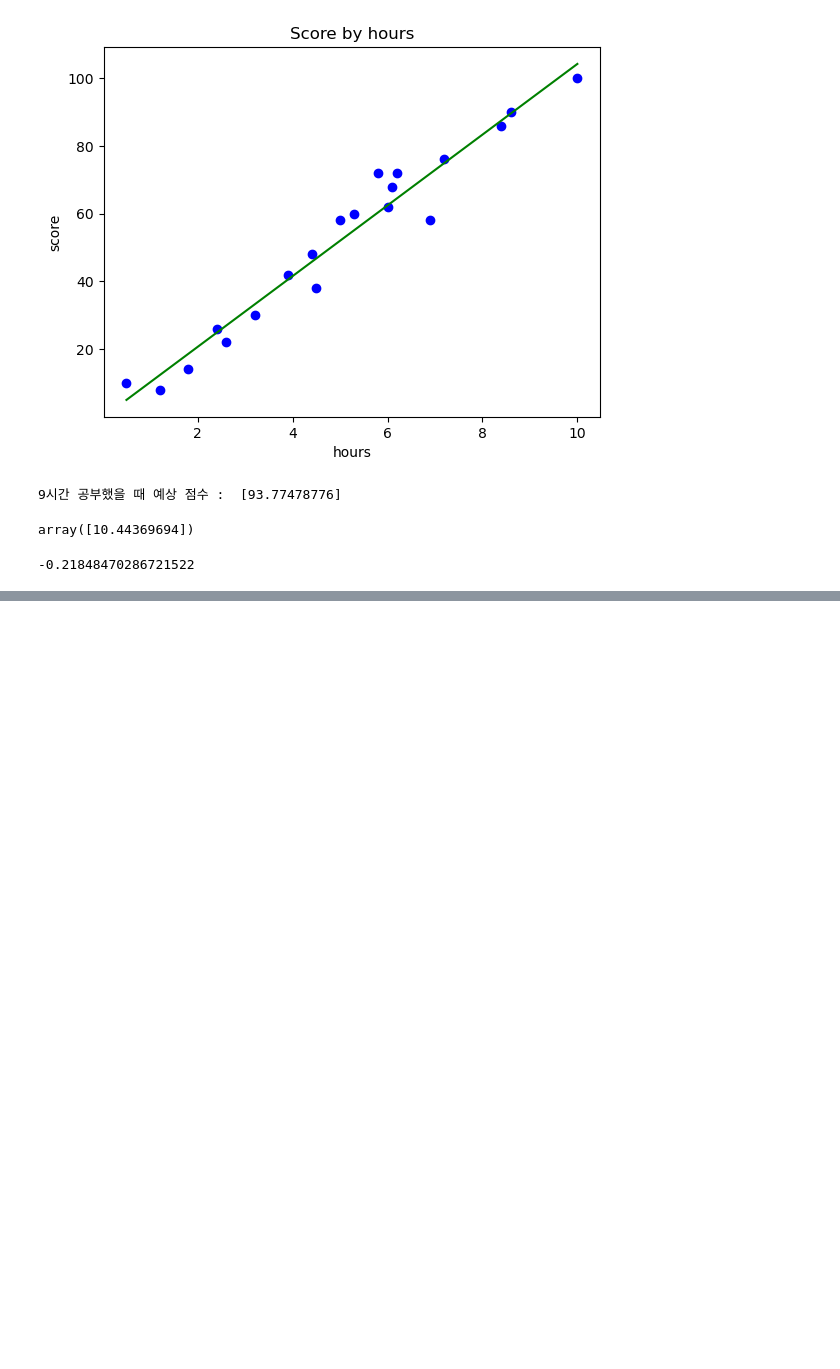
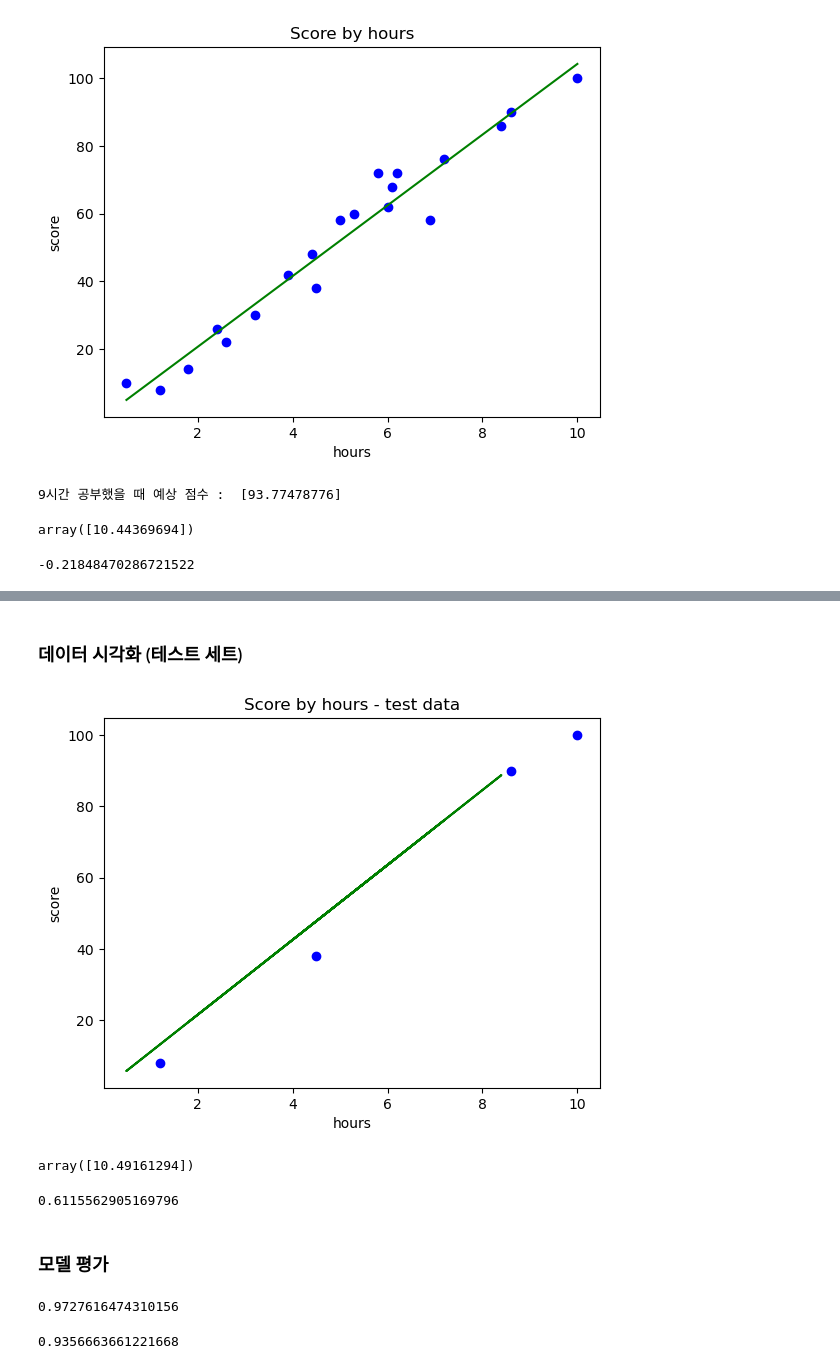
Before and after one commit to Ahram-Jeong/ml-basic, a Jupyter notebook: notebooks/01_LinearRegression.ipynb, the cells around one changed output, grey strips where cells are left out. Cells and saved outputs as stored; diff of their text form; code cells hidden in the pictures; blank space fills up the shorter version.

```diff
--- a/notebooks/01_LinearRegression.ipynb
+++ b/notebooks/01_LinearRegression.ipynb
@@ -77,0 +189,29 @@ reg.intercept_ # y 절편 (b)
+# %% [markdown]
+### 데이터 시각화 (테스트 세트)
+# %%
+plt.title("Score by hours - test data") # 제목
+plt.scatter(X_test, y_test, color = "blue") # 산점도
+plt.plot(X_train, reg.predict(X_train), color = "green") # 선 그래프
+plt.xlabel("hours") # x축 이름
+plt.ylabel("score") # y축 이름
+plt.show()
+# %% [output]
+[figure, added]
+# %%
+reg.coef_ # 기울기, 계수
+# %% [output]
+array([10.49161294])
+# %%
+reg.intercept_ # 절편
+# %% [output]
+0.6115562905169796
+# %% [markdown]
+### 모델 평가
+# %%
+reg.score(X_test, y_test) # 테스트 세트를 통한 모델 평가
+# %% [output]
+0.9727616474310156
+# %%
+reg.score(X_train, y_train) #훈련 세트를 통한 모델 평가
+# %% [output]
+0.9356663661221668
```
Also changed, not shown: parts of 15 cells of this notebook.
